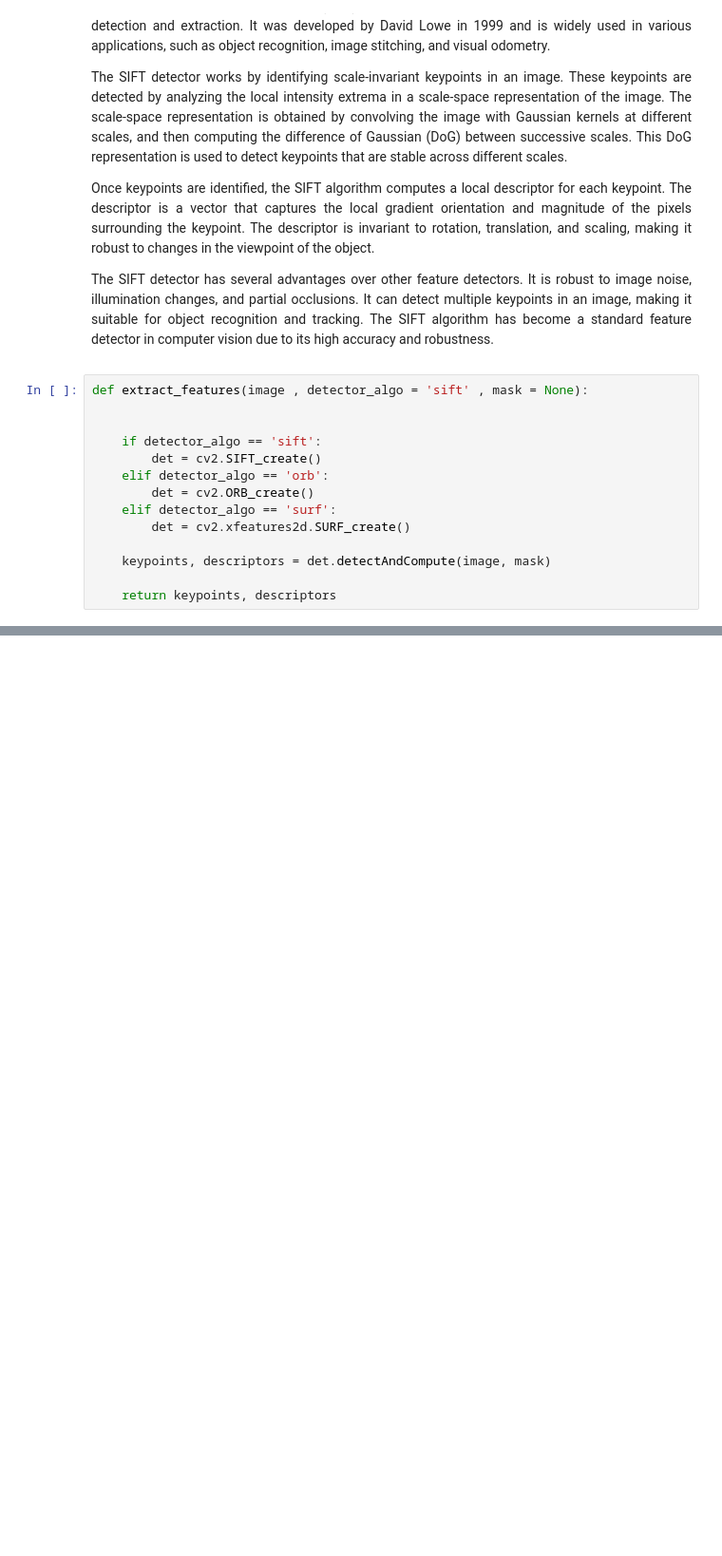
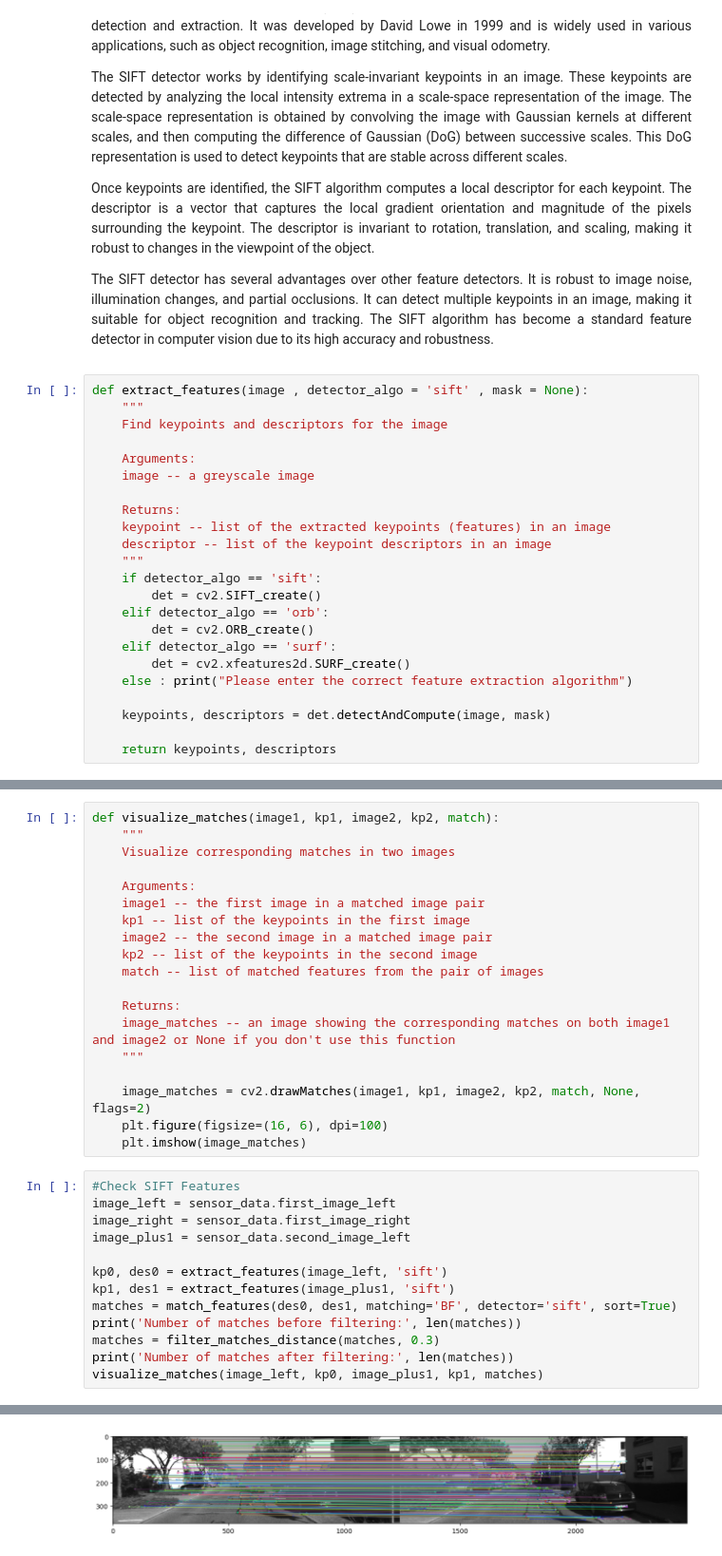
Before and after one commit to Ayushman-Choudhuri/Stereo_Visual_Odometry, a Jupyter notebook: Stereo Visual Odometry.ipynb, the cells around one changed output, grey strips where cells are left out. Shown at 95% size. Saved outputs shown, nothing was run; the diff lists cells and outputs as text; blank space fills up the shorter version.

```diff
--- a/Stereo Visual Odometry.ipynb
+++ b/Stereo Visual Odometry.ipynb
@@ -565,14 +482,23 @@ The SIFT detector has several advantages over other feature detectors. It is rob
 </div>
 # %%
 def extract_features(image , detector_algo = 'sift' , mask = None):
+    """
+    Find keypoints and descriptors for the image
 
+    Arguments:
+    image -- a greyscale image
 
+    Returns:
+    keypoint -- list of the extracted keypoints (features) in an image
+    descriptor -- list of the keypoint descriptors in an image
+    """
     if detector_algo == 'sift':
         det = cv2.SIFT_create()
     elif detector_algo == 'orb':
         det = cv2.ORB_create()
     elif detector_algo == 'surf':
         det = cv2.xfeatures2d.SURF_create()
+    else : print("Please enter the correct feature extraction algorithm")
 
     keypoints, descriptors = det.detectAndCompute(image, mask)
 
@@ -599,0 +573,33 @@ def match_features(des1 , des2 , matching = 'BF' , detector = 'sift' , sort = Tr
+# %%
+def visualize_matches(image1, kp1, image2, kp2, match):
+    """
+    Visualize corresponding matches in two images
+
+    Arguments:
+    image1 -- the first image in a matched image pair
+    kp1 -- list of the keypoints in the first image
+    image2 -- the second image in a matched image pair
+    kp2 -- list of the keypoints in the second image
+    match -- list of matched features from the pair of images
+
+    Returns:
+    image_matches -- an image showing the corresponding matches on both image1 and image2 or None if you don't use this function
+    """
+
+    image_matches = cv2.drawMatches(image1, kp1, image2, kp2, match, None, flags=2)
+    plt.figure(figsize=(16, 6), dpi=100)
+    plt.imshow(image_matches)
+# %%
+#Check SIFT Features
+image_left = sensor_data.first_image_left
+image_right = sensor_data.first_image_right
+image_plus1 = sensor_data.second_image_left
+
+kp0, des0 = extract_features(image_left, 'sift')
+kp1, des1 = extract_features(image_plus1, 'sift')
+matches = match_features(des0, des1, matching='BF', detector='sift', sort=True)
+print('Number of matches before filtering:', len(matches))
+matches = filter_matches_distance(matches, 0.3)
+print('Number of matches after filtering:', len(matches))
+visualize_matches(image_left, kp0, image_plus1, kp1, matches)
+# %% [output]
@@ -599,0 +608 @@ def match_features(des1 , des2 , matching = 'BF' , detector = 'sift' , sort = Tr
+[figure, added]
```
Also changed, not shown: parts of 14 cells of this notebook.
